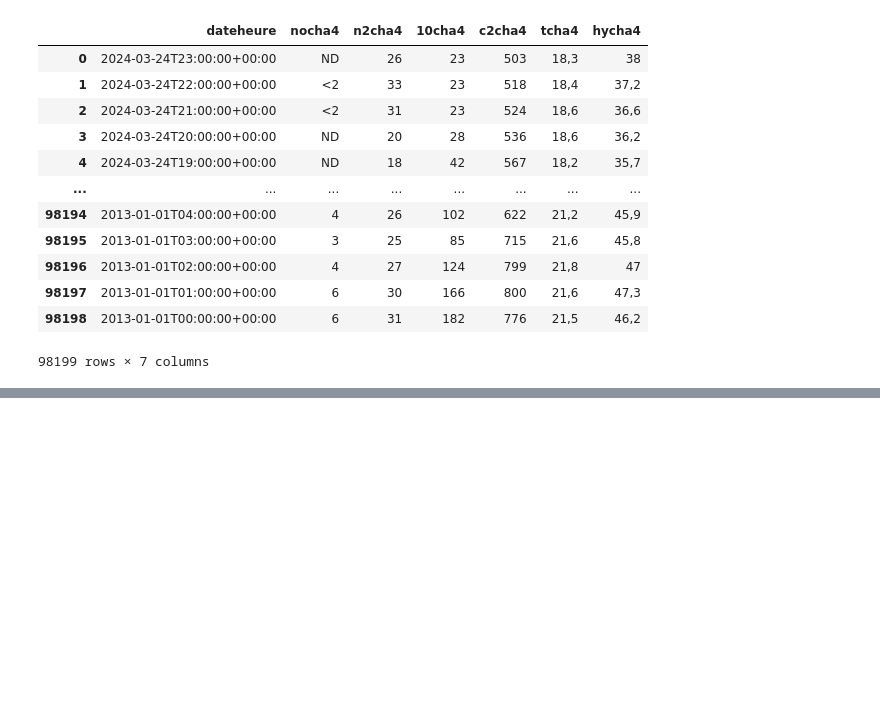
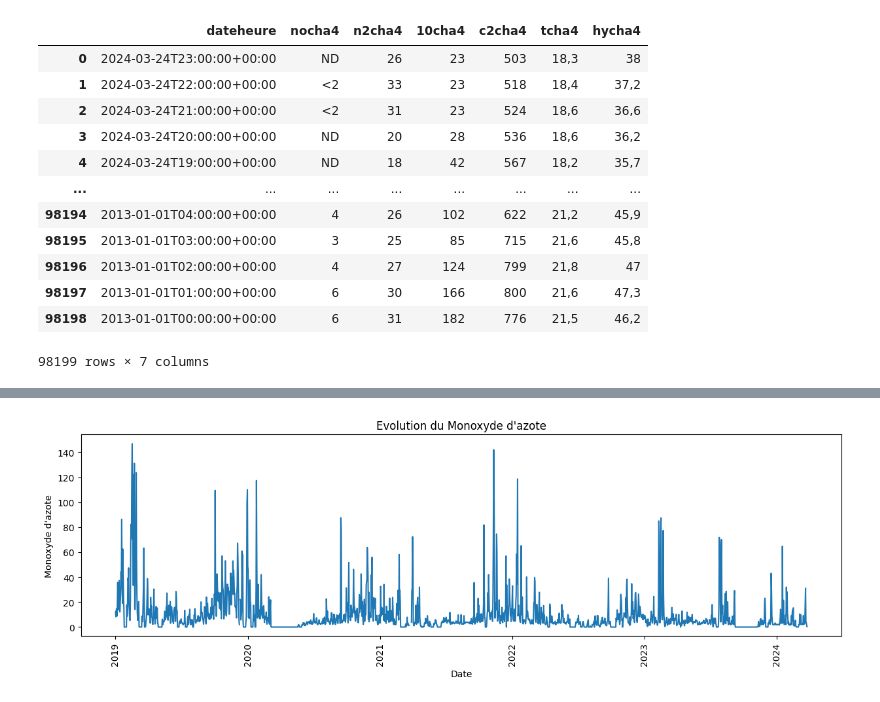
Before and after one commit to StAntho/WeatherPrevisions, a Jupyter notebook: pollution.ipynb, the cells around one changed output, grey strips where cells are left out. Cells and saved outputs as stored; diff of their text form; code cells hidden in the pictures; blank space fills up the shorter version.

```diff
--- a/pollution.ipynb
+++ b/pollution.ipynb
@@ -117,0 +208,8 @@ ConversionError: Failed to convert value(s) to axis units: 'ND'
+# %%
+plt.figure(figsize=(15,4))
+plt.plot(df_daily['NO'])
+plt.gca().set(title='Evolution du Monoxyde d\'azote', xlabel='Date', ylabel='Monoxyde d\'azote')
+plt.xticks(rotation=90)
+plt.show()
+# %% [output]
+[figure, added]
```
Also changed, not shown: parts of 14 cells of this notebook.
